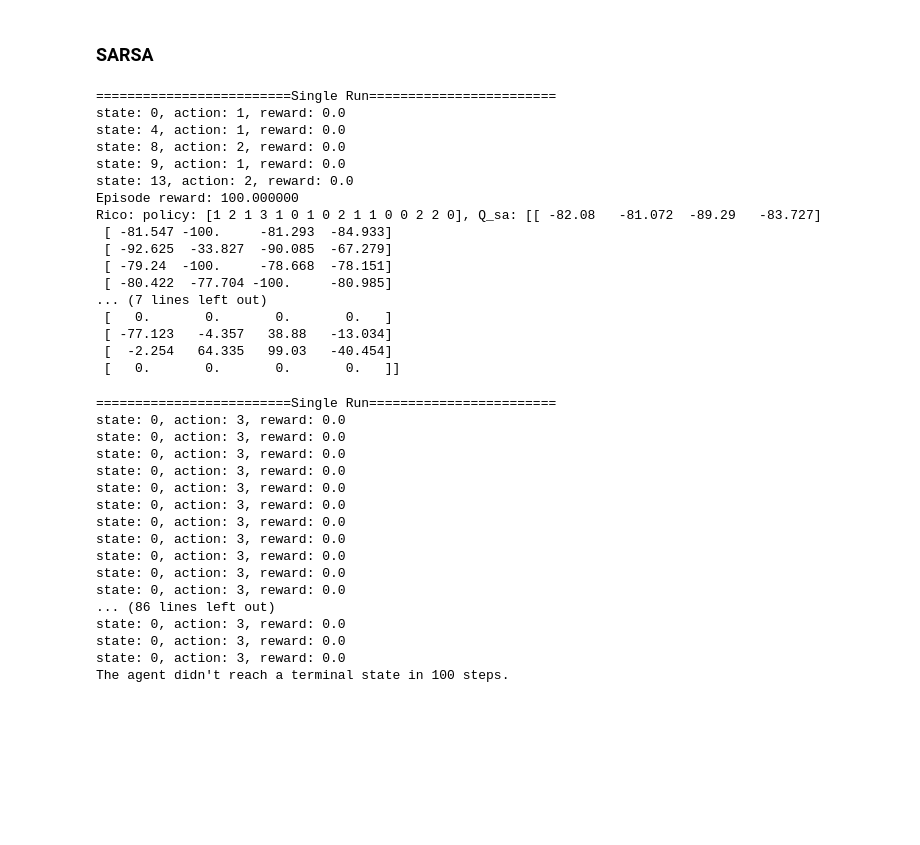
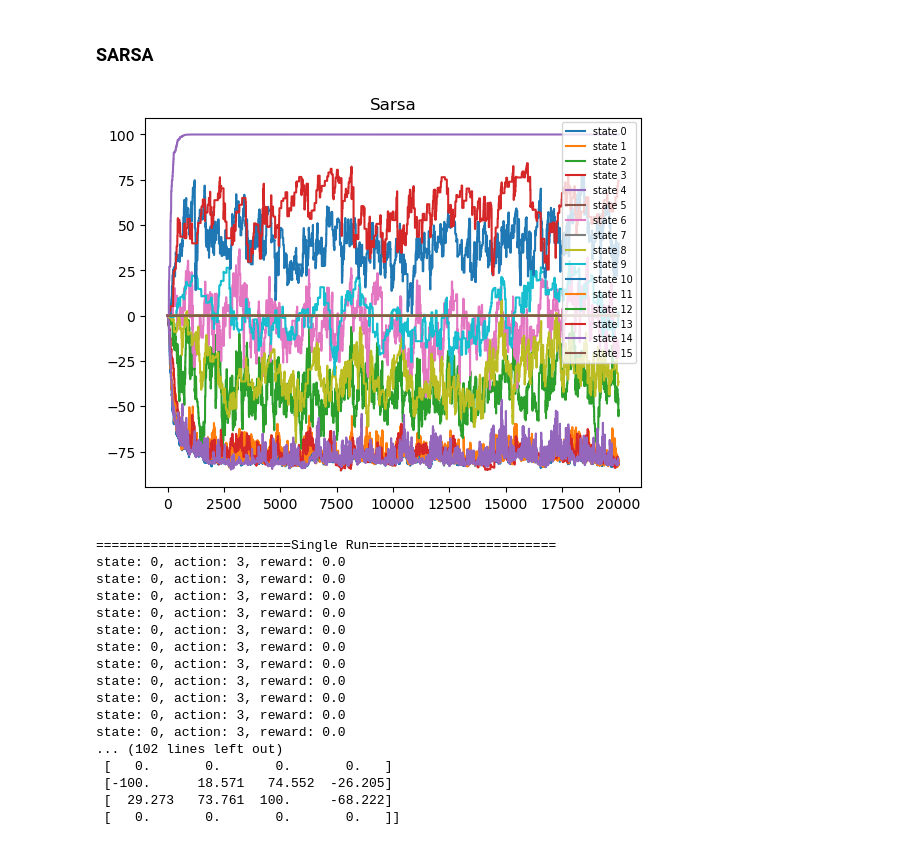
Before and after one commit to RicoJia/JingDian-RL, a Jupyter notebook: 2_frozen_lake_monte_carlo.ipynb, the cells around one changed output. Drawn from its saved outputs; the diff is of its cells as text; code cells hidden in the pictures; blank space fills up the shorter version.

```diff
--- a/2_frozen_lake_monte_carlo.ipynb
+++ b/2_frozen_lake_monte_carlo.ipynb
@@ -181,12 +181,19 @@ def show_V_history(V_history, title):
     Args:
         V_history (ndarray): np.zeros((EPISODE_NUM, env.nS))
     """
+    V_history = np.asarray(V_history)
     V_history_T = np.transpose(V_history)
     for i, V in enumerate(V_history_T):
         plt.plot(np.arange(V_history.shape[0]), V, label=f"state {i}")
     plt.legend(loc=1, fontsize = 'x-small')
     plt.title(title)
     plt.show()
+
+def update_v_history(v_history: deque, Q_sa:np.ndarray):
+    v = np.zeros(env.nS)
+    for s, q_s in enumerate(Q_sa):
+        v[s] = max(q_s)
+    v_history.append(v)
 # %% [markdown]
 ## MC Algorithms
 # %%
@@ -476,77 +483,62 @@ def generate_replay_buffer(env, desired_length, replay_buffer, policy, start_sta
         next_start_state = replay_buffer[-1][0]
         generate_replay_buffer(env, desired_length, replay_buffer, policy, next_start_state, epsilon)
 
-EPISODE_NUM = 1000
+EPISODE_NUM = 20000
 # EPISODE_NUM = 1
 GAMMA = 0.99
 EPSILON = 0.6
 ALPHA = 0.1
 MAP = "4x4"
 # RUN_NUM = 10
-RUN_NUM = 1
+RUNS_NUM = 1
 env = FrozenLakeEnv(map_name=MAP, is_slippery=False)
 # env = FrozenLakeEnv(map_name=MAP, is_slippery=True)
 state_output_file = "sarsa_frozen_lake.tmp"
 # TODO: generate random seeds for each run
+V_history = deque()
 for r in range(RUNS_NUM):
     policy = np.zeros(env.nS, dtype=int)
     # Q_sa = np.random.uniform(0, 10.0, (env.nS, env.nA))
     Q_sa = np.zeros((env.nS, env.nA))
     for e in range(EPISODE_NUM):
         replay_buffer = deque()
         current_state = env.reset()
         done = False
         while not done:
             generate_replay_buffer(env, 2, replay_buffer, policy, current_state, EPSILON)
             next_state, a, r, done = replay_buffer.popleft()
             _, next_a, _, _ = replay_buffer[0]
 
             Q_sa[current_state][a] += ALPHA * (r + GAMMA * Q_sa[next_state][next_a] - Q_sa[current_state][a])
             # update pi
             policy[current_state] = int(np.argmax(Q_sa[current_state]))
             #TODO Remember to remove
             # print(f'r: {r}, e: {e}, Rico: {current_state}, Q_sa[current_state]: {Q_sa[current_state]}, policy: {policy[current_state]}')
             current_state = next_state
+        update_v_history(V_history, Q_sa)
+
+show_V_history(V_history, f"Sarsa")
 
 # policy = np.asarray(policy, dtype=int)
 render_single(env, policy, state_output_file, max_steps=100)
 #TODO Remember to remove
 print(f'Rico: policy: {policy}, Q_sa: {Q_sa}')
 # %% [output]
+[figure, added]
 =========================Single Run========================
-state: 0, action: 1, reward: 0.0
-state: 4, action: 1, reward: 0.0
-state: 8, action: 2, reward: 0.0
-state: 9, action: 1, reward: 0.0
-state: 13, action: 2, reward: 0.0
-Episode reward: 100.000000
-Rico: policy: [1 2 1 3 1 0 1 0 2 1 1 0 0 2 2 0], Q_sa: [[ -82.08   -81.072  -89.29   -83.727]
- [ -81.547 -100.     -81.293  -84.933]
- [ -92.625  -33.827  -90.085  -67.279]
- [ -79.24  -100.     -78.668  -78.151]
- [ -80.422  -77.704 -100.     -80.985]
-... (7 lines left out)
+state: 0, action: 3, reward: 0.0
+state: 0, action: 3, reward: 0.0
+state: 0, action: 3, reward: 0.0
+state: 0, action: 3, reward: 0.0
+state: 0, action: 3, reward: 0.0
+state: 0, action: 3, reward: 0.0
+state: 0, action: 3, reward: 0.0
+state: 0, action: 3, reward: 0.0
+state: 0, action: 3, reward: 0.0
+state: 0, action: 3, reward: 0.0
+state: 0, action: 3, reward: 0.0
+... (102 lines left out)
  [   0.       0.       0.       0.   ]
- [ -77.123   -4.357   38.88   -13.034]
- [  -2.254   64.335   99.03   -40.454]
+ [-100.      18.571   74.552  -26.205]
+ [  29.273   73.761  100.     -68.222]
  [   0.       0.       0.       0.   ]]
-# %%
-render_single(env, policy, state_output_file, max_steps=100)
-# %% [output]
-=========================Single Run========================
-state: 0, action: 3, reward: 0.0
-state: 0, action: 3, reward: 0.0
-state: 0, action: 3, reward: 0.0
-state: 0, action: 3, reward: 0.0
-state: 0, action: 3, reward: 0.0
-state: 0, action: 3, reward: 0.0
-state: 0, action: 3, reward: 0.0
-state: 0, action: 3, reward: 0.0
-state: 0, action: 3, reward: 0.0
-state: 0, action: 3, reward: 0.0
-state: 0, action: 3, reward: 0.0
-... (86 lines left out)
-state: 0, action: 3, reward: 0.0
-state: 0, action: 3, reward: 0.0
-state: 0, action: 3, reward: 0.0
-The agent didn't reach a terminal state in 100 steps.
```
Also changed, not shown: parts of 5 cells of this notebook, 1 other file.
